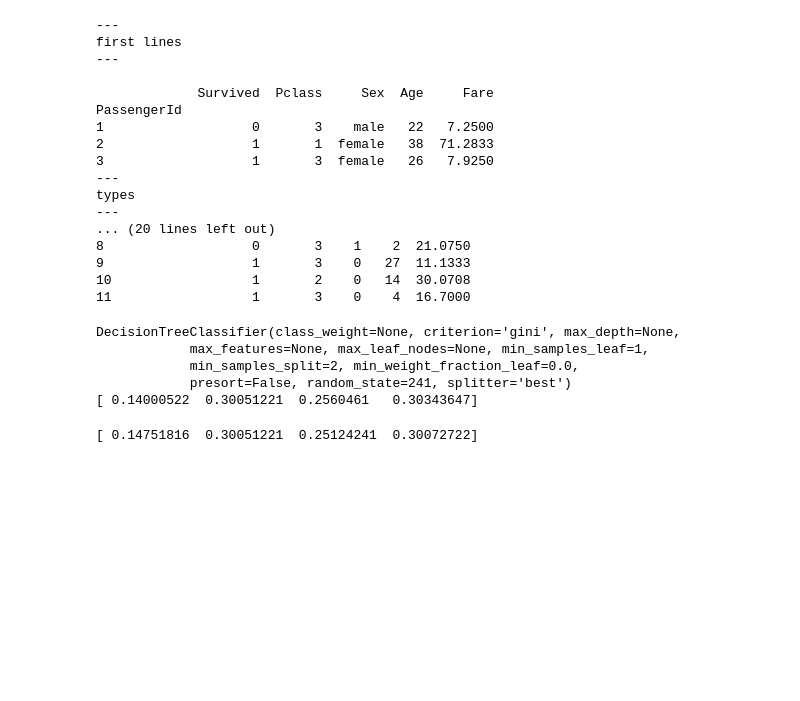
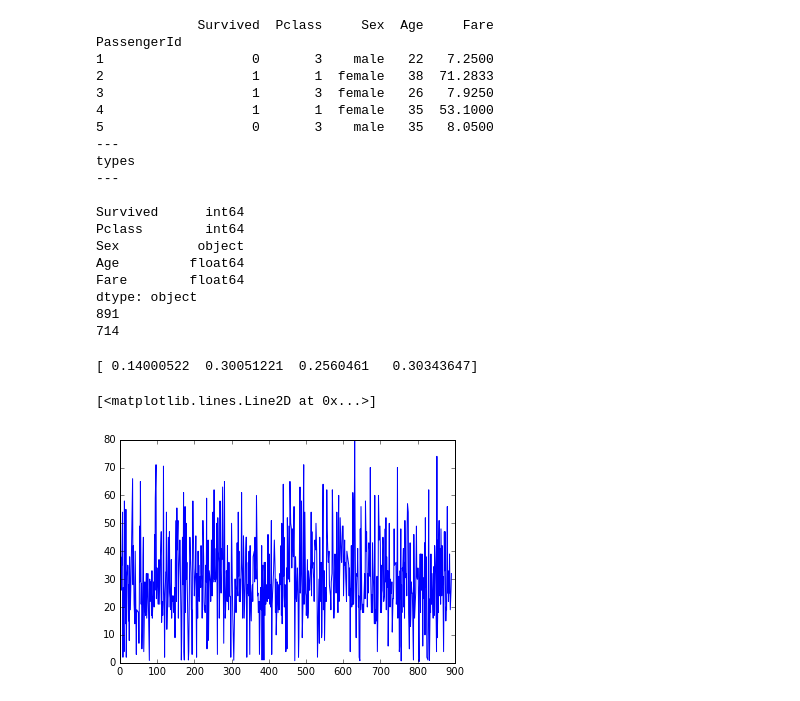
Before and after one commit to nikitok/python-analitics, a Jupyter notebook: titanic-tree.ipynb, the cells around one changed output. Saved outputs shown, nothing was run; the diff lists cells and outputs as text; code cells hidden in the pictures; blank space fills up the shorter version.

Commit message:
add graph

```diff
--- a/titanic-tree.ipynb
+++ b/titanic-tree.ipynb
@@ -1,41 +1,41 @@
 # %%
 import pandas as pd
-import matplotlib.pyplot as plt
 import numpy as np
 import sys
-import matplotlib
 
 data = pd.read_csv('titanic.csv', index_col='PassengerId', usecols=["PassengerId", "Pclass", "Fare", "Age", "Sex", "Survived"])
-print '---\nfirst lines\n---\n'
-print data[:3]
+print data.head()
 print '---\ntypes\n---\n'
 print data.dtypes
-print data.size
+
+print len(data)
+
 data = data[data.Age.notnull()]
 
 clear_data = data.dropna(subset=['Pclass', 'Fare', 'Age', 'Survived', 'Sex'])
-clear_data=clear_data.replace(to_replace=['male', 'female'], value=[1, 0])
-print clear_data['Sex'].value_counts()
-print clear_data['Sex'].size
-print clear_data[:10]
+clear_data = clear_data.replace(to_replace=['male', 'female'], value=[1, 0])
+
+print len(clear_data)
 # %% [output]
----
-first lines
----
-
              Survived  Pclass     Sex  Age     Fare
 PassengerId
 1                   0       3    male   22   7.2500
 2                   1       1  female   38  71.2833
 3                   1       3  female   26   7.9250
+4                   1       1  female   35  53.1000
+5                   0       3    male   35   8.0500
 ---
 types
 ---
-... (20 lines left out)
-8                   0       3    1    2  21.0750
-9                   1       3    0   27  11.1333
-10                  1       2    0   14  30.0708
-11                  1       3    0    4  16.7000
+
+Survived      int64
+Pclass        int64
+Sex          object
+Age         float64
+Fare        float64
+dtype: object
+891
+714
 # %%
 from sklearn.tree import DecisionTreeClassifier
 clf = DecisionTreeClassifier(random_state=241)
@@ -43,15 +43,14 @@ X = clear_data[['Pclass', 'Sex', 'Age', 'Fare']]
 y = clear_data[['Survived']]
 clf.fit(X, y)
 importances = clf.feature_importances_
-print clf
 print importances
 # %% [output]
-DecisionTreeClassifier(class_weight=None, criterion='gini', max_depth=None,
-            max_features=None, max_leaf_nodes=None, min_samples_leaf=1,
-            min_samples_split=2, min_weight_fraction_leaf=0.0,
-            presort=False, random_state=241, splitter='best')
 [ 0.14000522  0.30051221  0.2560461   0.30343647]
-# %%
-print importances
-# %% [output]
-[ 0.14751816  0.30051221  0.25124241  0.30072722]
+# %%
+%matplotlib inline
+import matplotlib.pyplot as plt
+
+plt.plot(clear_data.index , clear_data[['Age']])
+# %% [output]
+[<matplotlib.lines.Line2D at 0x...>]
+[figure, added]
```
Also changed, not shown: parts of 1 cell of this notebook.
